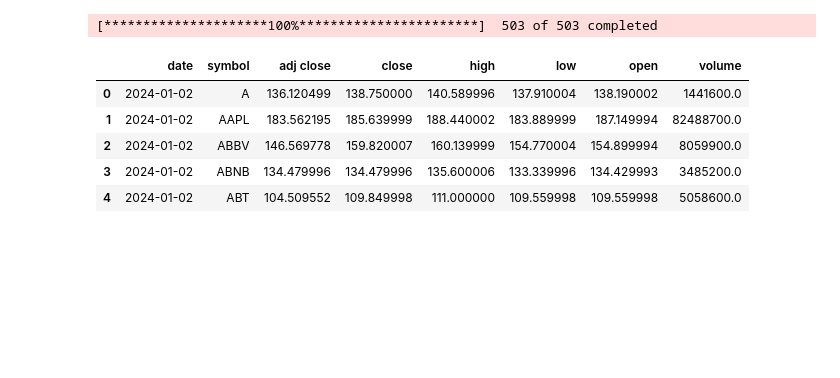
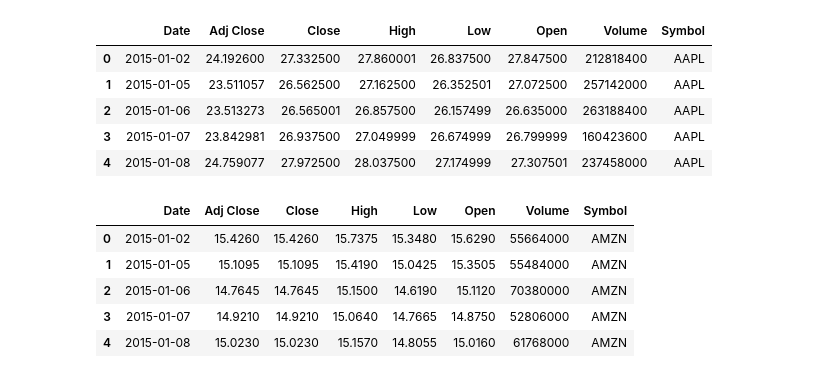
Before and after one commit to akshita568/Stock_market_predictor, a Jupyter notebook: notebooks/data_cleaning.ipynb, the cells around one changed output. Cells and saved outputs as stored; diff of their text form; code cells hidden in the pictures; blank space fills up the shorter version.

Commit message:
data cleaning

```diff
--- a/notebooks/data_cleaning.ipynb
+++ b/notebooks/data_cleaning.ipynb
@@ -5,18 +5,3 @@ if os.getcwd().endswith("notebooks"):
     os.chdir("..")
 
 sys.path.append(os.getcwd())
-# %%
-from src.components.data_ingestion import DataIngestion
-
-ingestion = DataIngestion()
-df = ingestion.initiate_data_ingestion()
-
-df.head()
-# %% [output]
-[*********************100%***********************]  503 of 503 completed
-|  | date | symbol | adj close | close | high | low | open | volume |
-| 0 | 2024-01-02 | A | 136.120499 | 138.750000 | 140.589996 | 137.910004 | 138.190002 | 1441600.0 |
-| 1 | 2024-01-02 | AAPL | 183.562195 | 185.639999 | 188.440002 | 183.889999 | 187.149994 | 82488700.0 |
-| 2 | 2024-01-02 | ABBV | 146.569778 | 159.820007 | 160.139999 | 154.770004 | 154.899994 | 8059900.0 |
-| 3 | 2024-01-02 | ABNB | 134.479996 | 134.479996 | 135.600006 | 133.339996 | 134.429993 | 3485200.0 |
-| 4 | 2024-01-02 | ABT | 104.509552 | 109.849998 | 111.000000 | 109.559998 | 109.559998 | 5058600.0 |
@@ -28,0 +12,30 @@ import seaborn as sns
+# %%
+df_apple=pd.read_csv("data/AAPL.csv",)
+df_amazon=pd.read_csv("data/AMZN.csv")
+df_google=pd.read_csv("data/GOOGL.csv")
+df_infosys=pd.read_csv("data/INFY_NS.csv")
+df_meta=pd.read_csv("data/META.csv")
+df_microsoft=pd.read_csv("data/MSFT.csv")
+df_nvdia=pd.read_csv("data/NVDA.csv")
+df_reliance=pd.read_csv("data/RELIANCE_NS.csv")
+df_tcs=pd.read_csv("data/TCS_NS.csv")
+df_tesla=pd.read_csv("data/TSLA.csv")
+
+
+df_apple.head()
+# %% [output]
+|  | Date | Adj Close | Close | High | Low | Open | Volume | Symbol |
+| 0 | 2015-01-02 | 24.192600 | 27.332500 | 27.860001 | 26.837500 | 27.847500 | 212818400 | AAPL |
+| 1 | 2015-01-05 | 23.511057 | 26.562500 | 27.162500 | 26.352501 | 27.072500 | 257142000 | AAPL |
+| 2 | 2015-01-06 | 23.513273 | 26.565001 | 26.857500 | 26.157499 | 26.635000 | 263188400 | AAPL |
+| 3 | 2015-01-07 | 23.842981 | 26.937500 | 27.049999 | 26.674999 | 26.799999 | 160423600 | AAPL |
+| 4 | 2015-01-08 | 24.759077 | 27.972500 | 28.037500 | 27.174999 | 27.307501 | 237458000 | AAPL |
+# %%
+df_amazon.head()
+# %% [output]
+|  | Date | Adj Close | Close | High | Low | Open | Volume | Symbol |
+| 0 | 2015-01-02 | 15.4260 | 15.4260 | 15.7375 | 15.3480 | 15.6290 | 55664000 | AMZN |
+| 1 | 2015-01-05 | 15.1095 | 15.1095 | 15.4190 | 15.0425 | 15.3505 | 55484000 | AMZN |
+| 2 | 2015-01-06 | 14.7645 | 14.7645 | 15.1500 | 14.6190 | 15.1120 | 70380000 | AMZN |
+| 3 | 2015-01-07 | 14.9210 | 14.9210 | 15.0640 | 14.7665 | 14.8750 | 52806000 | AMZN |
+| 4 | 2015-01-08 | 15.0230 | 15.0230 | 15.1570 | 14.8055 | 15.0160 | 61768000 | AMZN |
```
Also changed, not shown: parts of 21 cells of this notebook, 12 other files.
